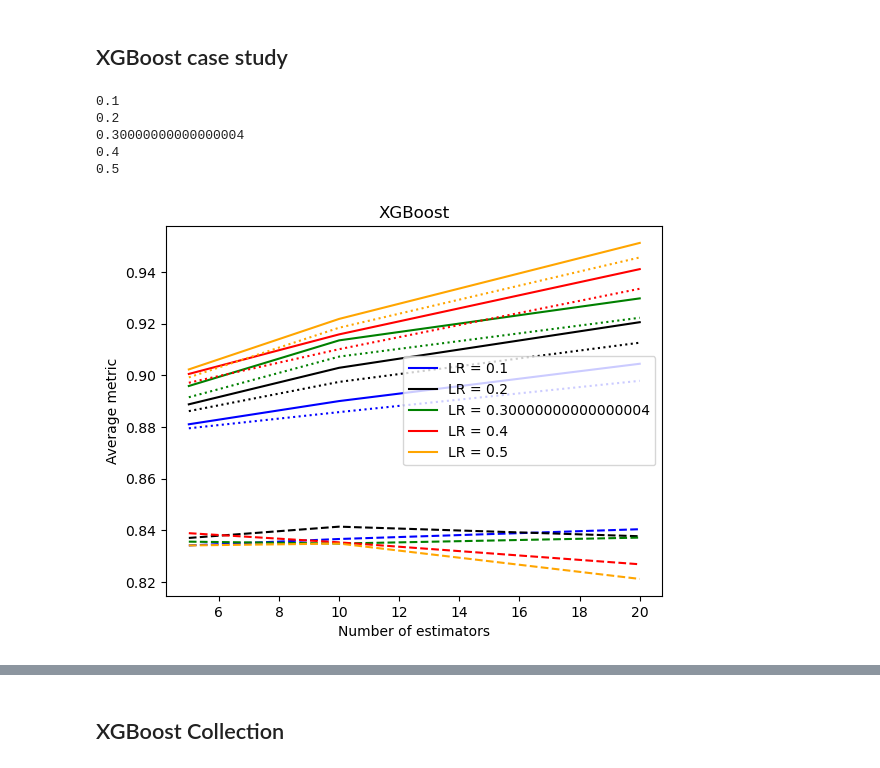
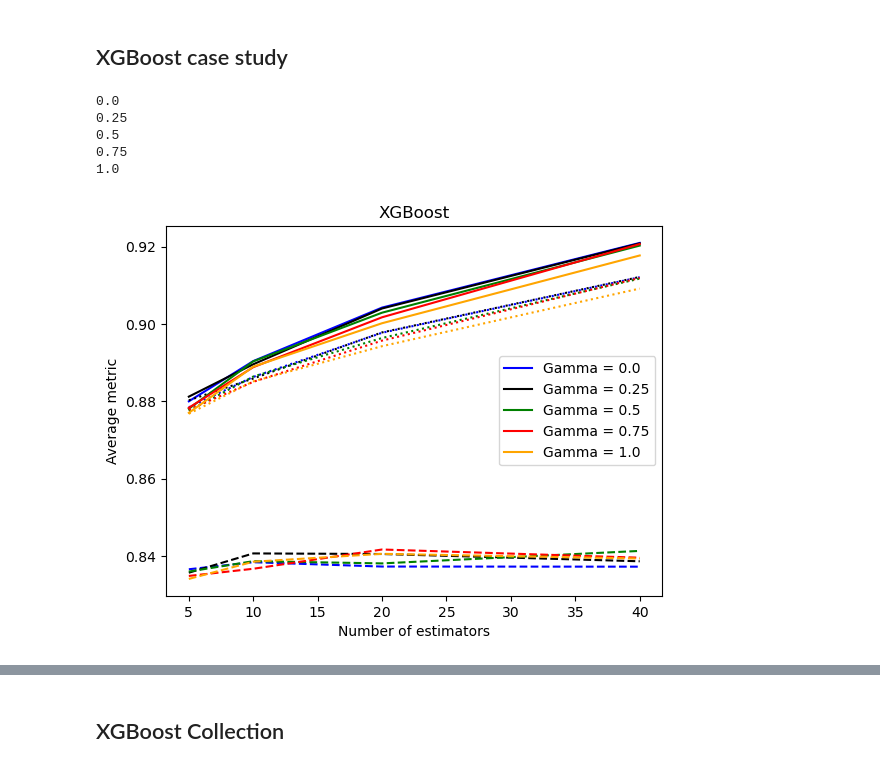
Before and after one commit to WeiHou1996/CMS-155-Project1, a Jupyter notebook: project_01_xgboost.ipynb, the cells around one changed output, grey strips where cells are left out. Saved outputs shown, nothing was run; the diff lists cells and outputs as text; code cells hidden in the pictures.

```diff
--- a/project_01_xgboost.ipynb
+++ b/project_01_xgboost.ipynb
@@ -21,14 +21,15 @@ import xgboost as xgb
 n_folds = 5
 kf = KFold(n_splits=n_folds, shuffle=True)
 
-n_est_list = [5, 10, 20]
-learn_rate_list = np.linspace(0.1,0.5, 5)
+n_est_list = [5, 10, 20, 40]
+learn_rate_list = np.linspace(0.02, 0.1,5)
+gamma_list = np.linspace(0.0, 1.0, 5)
 c = ['b', 'k', 'g', 'r', 'orange']
 
 fig, ax = plt.subplots()
 
-for i,lr in enumerate(learn_rate_list):
-    print(lr)
+for i,g in enumerate(gamma_list):
+    print(g)
     avg_train_metric = np.zeros((len(n_est_list),))
     avg_val_metric = np.zeros((len(n_est_list),))
     avg_full_metric = np.zeros((len(n_est_list),))
@@ -41,37 +42,37 @@ for i,lr in enumerate(learn_rate_list):
             x_train, x_val = X_train[train_idx,:], X_train[val_idx,:]
             y_train, y_val = Y_train[train_idx], Y_train[val_idx]
 
-            clf = xgb.XGBClassifier(n_estimators=n_est, learning_rate=lr, booster="dart", gamma = 0.1)
+            clf = xgb.XGBClassifier(n_estimators=n_est, learning_rate=0.1, booster="dart", gamma = g)
             clf.fit(x_train, y_train.flatten())
 
             y_train_prob = clf.predict_proba(x_train)
             thisMetric = metrics.roc_auc_score(y_train, y_train_prob[:,1])
             train_Metric += thisMetric
 
             y_train_prob = clf.predict_proba(x_val)
             thisMetric = metrics.roc_auc_score(y_val, y_train_prob[:,1])
             val_Metric += thisMetric
 
             y_train_prob = clf.predict_proba(X_train)
             y_train_prob_avg += y_train_prob[:,1]
 
         avg_train_metric[j] = train_Metric/n_folds
         avg_val_metric[j] = val_Metric/n_folds
         avg_full_metric[j] = metrics.roc_auc_score(Y_train, y_train_prob_avg/n_folds)
 
-    ax.plot(n_est_list,avg_train_metric, color=c[i], label=f'LR = {lr}')
+    ax.plot(n_est_list,avg_train_metric, color=c[i], label=f'Gamma = {g}')
     ax.plot(n_est_list,avg_val_metric, color=c[i], linestyle='--')
     ax.plot(n_est_list,avg_full_metric, color=c[i], linestyle=':')
     ax.set_xlabel('Number of estimators')
     ax.set_ylabel('Average metric')
     plt.title('XGBoost')
 
 plt.legend()
 plt.show()
 # %% [output]
-0.1
-0.2
-0.30000000000000004
-0.4
+0.0
+0.25
 0.5
+0.75
+1.0
-[figure, old version]
+[figure, new version]
```
Also changed, not shown: parts of 3 cells of this notebook.
